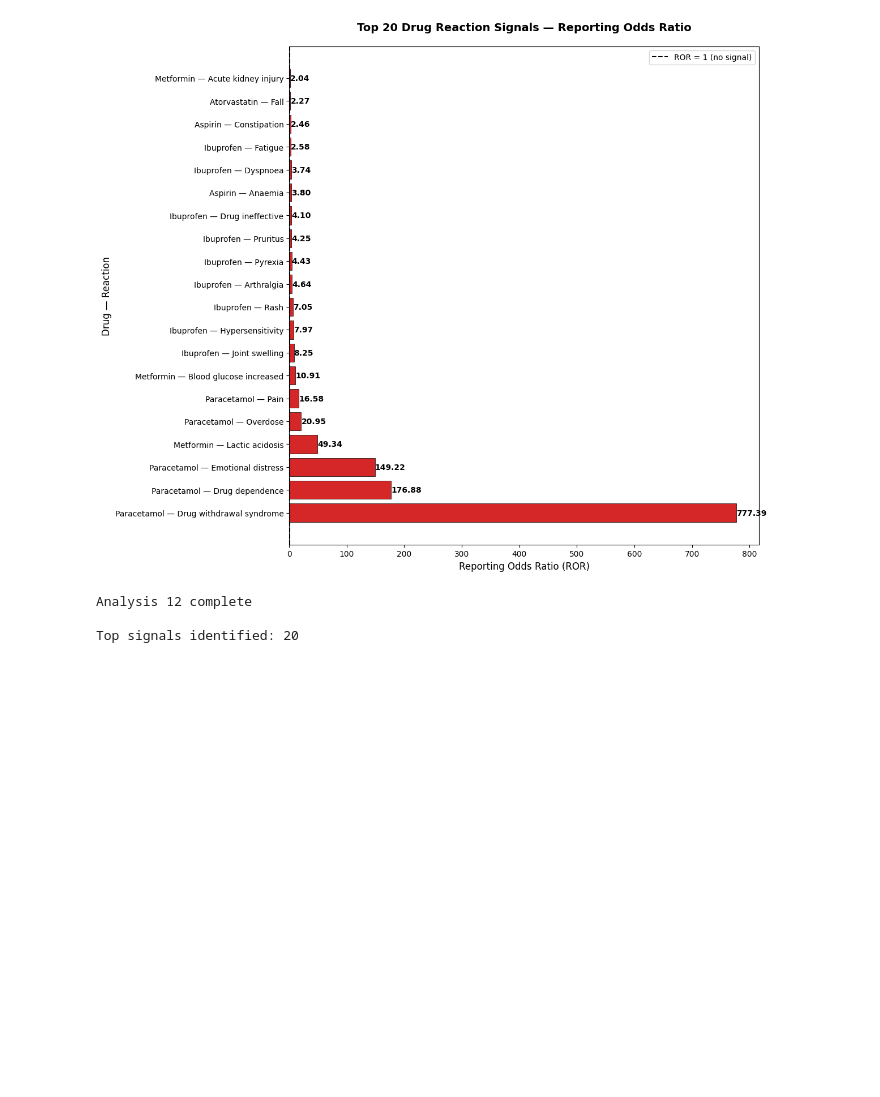
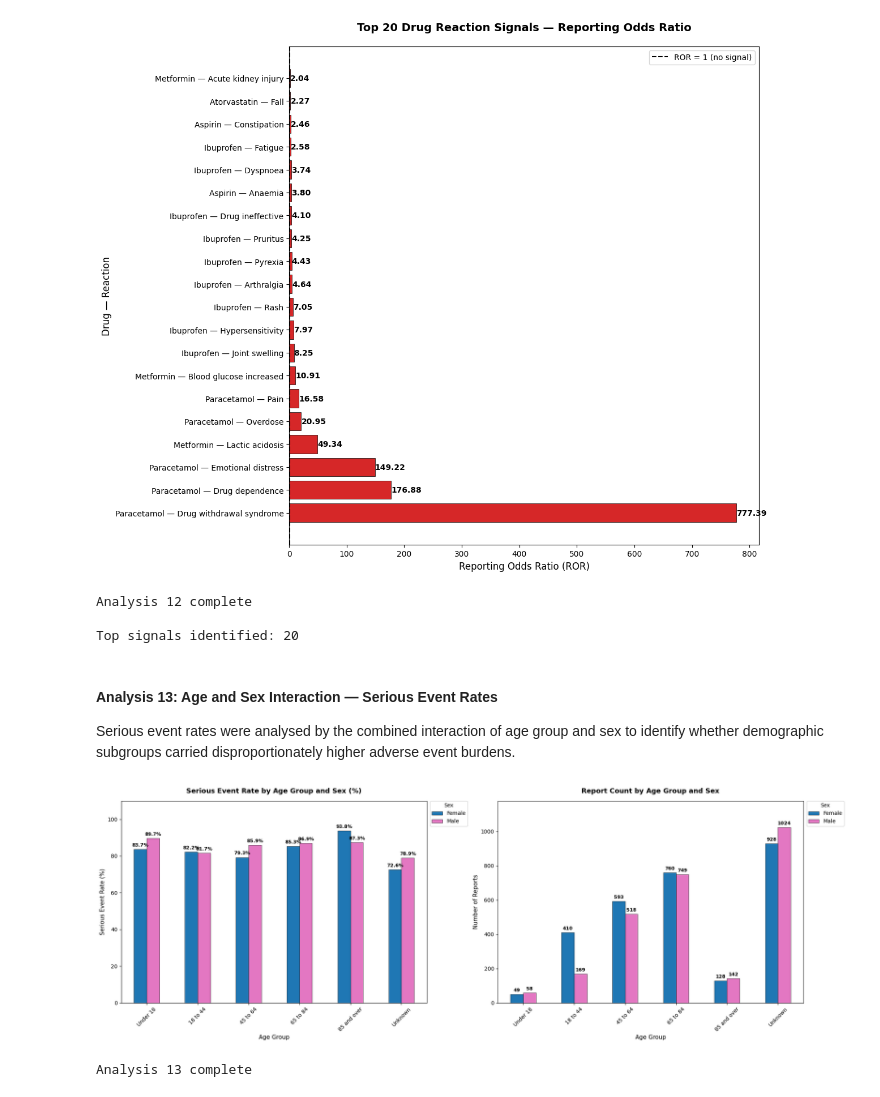
Before and after one commit to Kingsley-Eboh/fda-adverse-events-analysis, a Jupyter notebook: fda_adverse_events_analysis.ipynb, the cells around one changed output. Cells and saved outputs as stored; diff of their text form; code cells hidden in the pictures; blank space fills up the shorter version.

Commit message:
Add analyses 13 to 15: age sex interaction, drug comparison heatmap and summary scorecard

```diff
--- a/fda_adverse_events_analysis.ipynb
+++ b/fda_adverse_events_analysis.ipynb
@@ -887,3 +895,71 @@ print(f"\nTop signals identified: {len(ror_df)}")
 Analysis 12 complete
 
 Top signals identified: 20
+# %% [markdown]
+#### Analysis 13: Age and Sex Interaction — Serious Event Rates
+Serious event rates were analysed by the combined interaction of age group
+and sex to identify whether demographic subgroups carried disproportionately
+higher adverse event burdens.
+# %%
+
+fig, axes = plt.subplots(1, 2, figsize=(20, 7))
+
+# Filter known sex only — keep Unknown age group
+age_sex_df = df[df['sex_label'] != 'Unknown']
+
+# Chart 1: Serious event rate by age group and sex
+age_sex_serious = age_sex_df.groupby(
+    ['age_group', 'sex_label']).apply(
+    lambda x: (x['serious_label'] == 'Serious').sum() / len(x) * 100
+).unstack()
+
+age_order = ['Under 18', '18 to 44', '45 to 64', '65 to 84', '85 and over', 'Unknown']
+age_sex_serious = age_sex_serious.reindex(age_order)
+
+age_sex_serious.plot(kind='bar', ax=axes[0],
+                     color=['#1f77b4', '#e377c2'],
+                     edgecolor='black', linewidth=0.5)
+axes[0].set_title('Serious Event Rate by Age Group and Sex (%)',
+                   fontsize=13, fontweight='bold', pad=15)
+axes[0].set_xlabel('Age Group', fontsize=11)
+axes[0].set_ylabel('Serious Event Rate (%)', fontsize=11)
+axes[0].tick_params(axis='x', rotation=45)
+axes[0].legend(title='Sex',
+               bbox_to_anchor=(1.01, 1),
+               loc='upper left',
+               borderaxespad=0)
+axes[0].set_ylim(0, 110)
+for container in axes[0].containers:
+    axes[0].bar_label(container, fmt='%.1f%%',
+                      fontsize=9, fontweight='bold', padding=3)
+
+# Chart 2: Report count by age group and sex
+age_sex_count = age_sex_df.groupby(
+    ['age_group', 'sex_label']).size().unstack(fill_value=0)
+age_sex_count = age_sex_count.reindex(age_order)
+
+age_sex_count.plot(kind='bar', ax=axes[1],
+                   color=['#1f77b4', '#e377c2'],
+                   edgecolor='black', linewidth=0.5)
+axes[1].set_title('Report Count by Age Group and Sex',
+                   fontsize=13, fontweight='bold', pad=15)
+axes[1].set_xlabel('Age Group', fontsize=11)
+axes[1].set_ylabel('Number of Reports', fontsize=11)
+axes[1].tick_params(axis='x', rotation=45)
+axes[1].legend(title='Sex',
+               bbox_to_anchor=(1.01, 1),
+               loc='upper left',
+               borderaxespad=0)
+axes[1].set_ylim(0, age_sex_count.max().max() * 1.15)
+for container in axes[1].containers:
+    axes[1].bar_label(container, fmt='%d',
+                      fontsize=9, fontweight='bold', padding=3)
+
+plt.tight_layout()
+plt.savefig('figures/analysis13_age_sex_interaction.png',
+            dpi=150, bbox_inches='tight')
+plt.show()
+print("Analysis 13 complete")
+# %% [output]
+[figure, added]
+Analysis 13 complete
```
Also changed, not shown: parts of 7 cells of this notebook, 3 other files.
